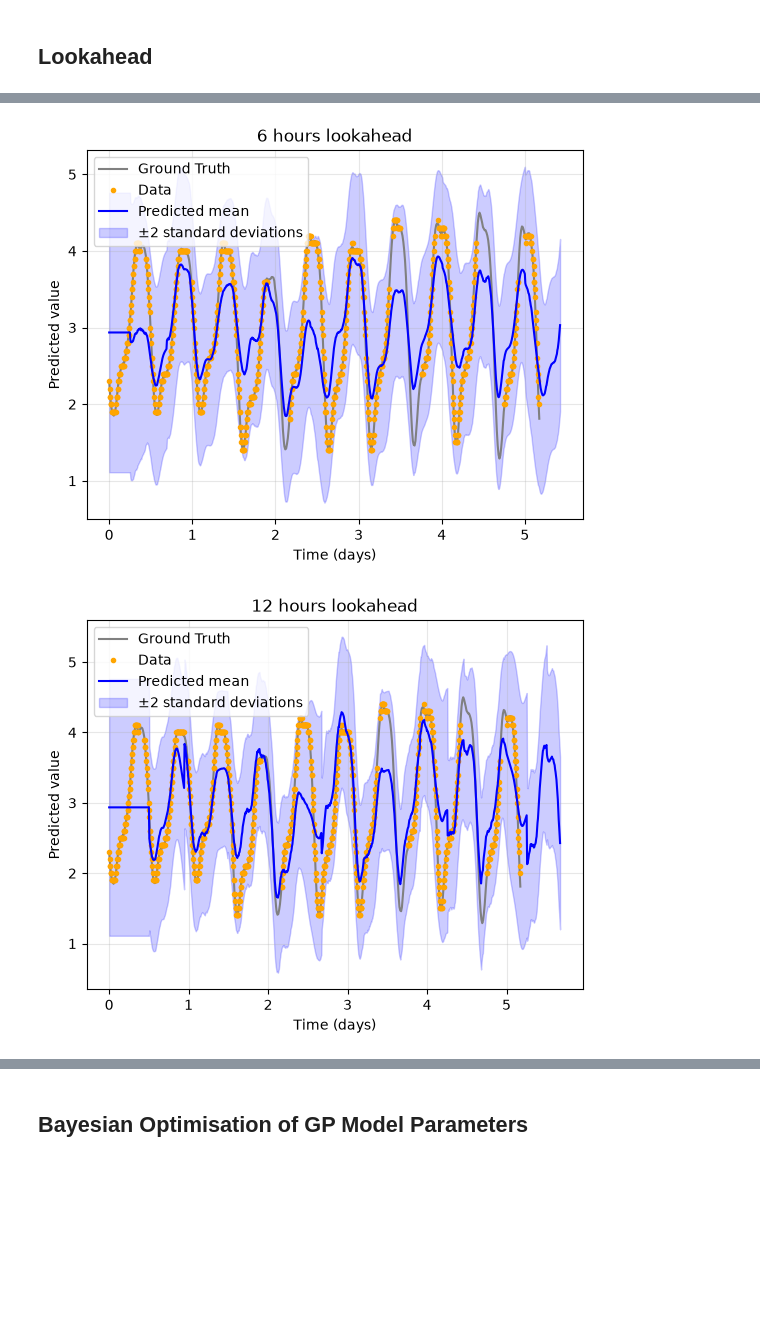
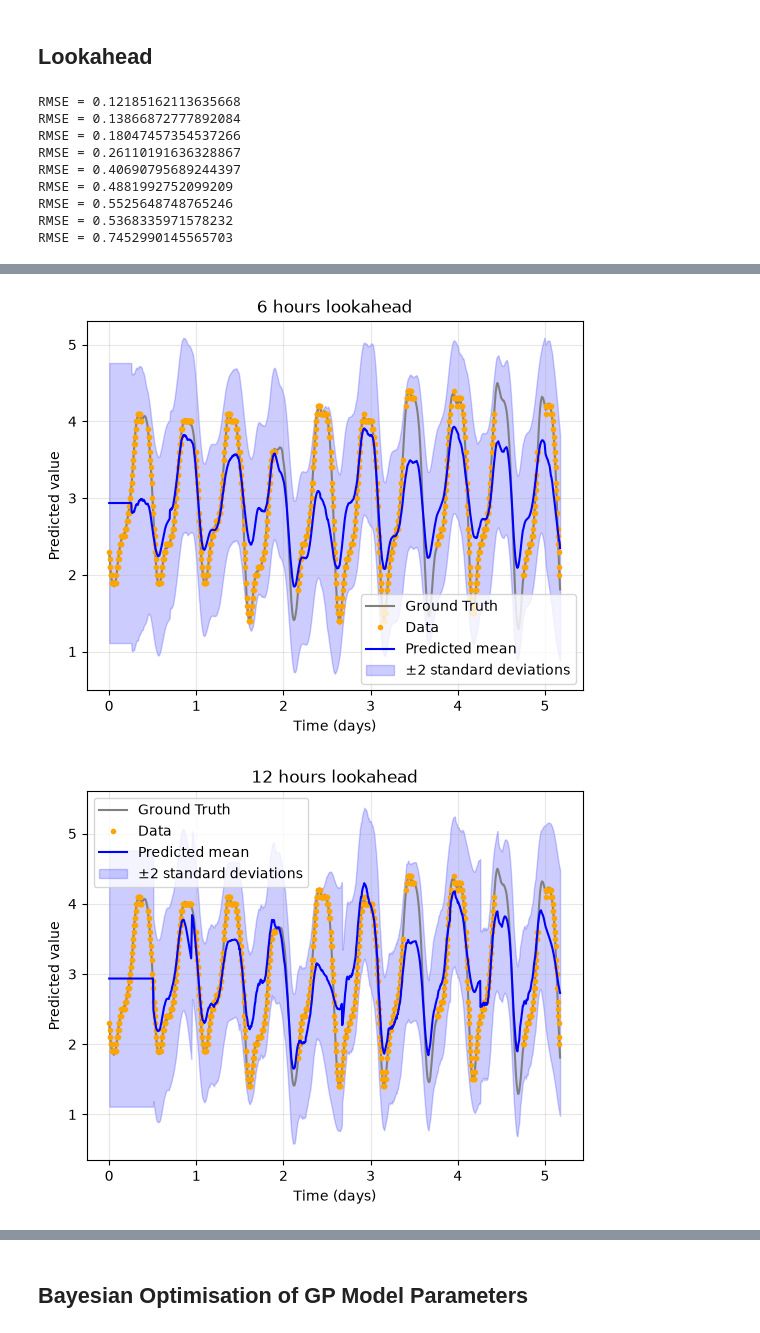
Before and after one commit to andrewtplatt/aims-probabilistic-numerics-mt26, a Jupyter notebook: main.ipynb, the cells around one changed output, grey strips where cells are left out. Drawn from its saved outputs; the diff is of its cells as text; code cells hidden in the pictures; blank space fills up the shorter version.

Commit message:
Update with more plots

```diff
--- a/main.ipynb
+++ b/main.ipynb
@@ -551,20 +551,21 @@ def format_timedelta(td):
 
 def evaluate_sequential_sliding_window_lookahead(gp: GaussianProcess, lookahead_td: datetime.timedelta):
     lookahead = lookahead_td.total_seconds() / 86400
-    t_test = jnp.linspace(t.min(), t.max() + lookahead, 1000)
-    results = [gp.predict_sequential_sliding_window(float(x), lookahead) for x in t_test]
+    results = [gp.predict_sequential_sliding_window(float(x), lookahead) for x in t]
     m = np.array([tpl[0].squeeze() for tpl in results])
     std = np.array([math.sqrt(tpl[1].squeeze()) for tpl in results])
+    rmse = jnp.linalg.norm(y - m) / math.sqrt(len(y))
+    print(f"RMSE = {rmse}")
 
     # Plot predicted mean
     plt.figure()
     plt.plot(t, y, label="Ground Truth", color="grey")
     plt.plot(t, f, '.', label="Data", color="Orange")
-    plt.plot(t_test, m, label="Predicted mean", color="blue")
+    plt.plot(t, m, label="Predicted mean", color="blue")
 
     # Plot ±2 standard deviations
     plt.fill_between(
-        t_test,
+        t,
         m - 2 * std,
         m + 2 * std,
         color="blue",
@@ -577,8 +578,44 @@ def evaluate_sequential_sliding_window_lookahead(gp: GaussianProcess, lookahead_
     plt.title(f"{format_timedelta(lookahead_td)} lookahead")
     plt.legend()
     plt.grid(alpha=0.3)
+    return rmse
 # %%
-for lookahead in [datetime.timedelta(), datetime.timedelta(minutes=10), datetime.timedelta(minutes=30), datetime.timedelta(hours=1), datetime.timedelta(hours=2), datetime.timedelta(hours=3), datetime.timedelta(hours=6), datetime.timedelta(hours=12), datetime.timedelta(days=1)]:
-    evaluate_sequential_sliding_window_lookahead(gp_map, lookahead)
+rmse_values = []
+
+lookaheads = [datetime.timedelta(), datetime.timedelta(minutes=10), datetime.timedelta(minutes=30), datetime.timedelta(hours=1), datetime.timedelta(hours=2), datetime.timedelta(hours=3), datetime.timedelta(hours=6), datetime.timedelta(hours=12), datetime.timedelta(days=1)]
+lookaheads_hours = [l.total_seconds() / 60 / 60 for l in lookaheads]
+for lookahead in lookaheads:
+    rmse = evaluate_sequential_sliding_window_lookahead(gp_map, lookahead)
+    rmse_values.append(rmse)
+
+fig, ax = plt.subplots(figsize=(7, 4))
+
+ax.plot(
+    lookaheads_hours,
+    rmse_values,
+    "o-",
+    color="tab:blue",
+    linewidth=2,
+    markersize=5,
+)
+
+ax.set_xlabel("Forecast lookahead (hours)")
+ax.set_ylabel("RMSE")
+ax.set_title("Forecast accuracy vs lookahead")
+ax.set_xticks(lookaheads_hours)
+ax.tick_params(axis="x", labelrotation=45)
+ax.grid(alpha=0.3)
+
+fig.tight_layout()
+plt.show()
 # %% [output]
+RMSE = 0.12185162113635668
+RMSE = 0.13866872777892084
+RMSE = 0.18047457354537266
+RMSE = 0.26110191636328867
+RMSE = 0.40690795689244397
+RMSE = 0.4881992752099209
+RMSE = 0.5525648748765246
+RMSE = 0.5368335971578232
+RMSE = 0.7452990145565703
 [figure]
@@ -590,2 +627,2 @@ for lookahead in [datetime.timedelta(), datetime.timedelta(minutes=10), datetime
-[figure, old version]
+[figure, new version]
-[figure, old version]
+[figure, new version]
```
Also changed, not shown: parts of 2 cells of this notebook.
